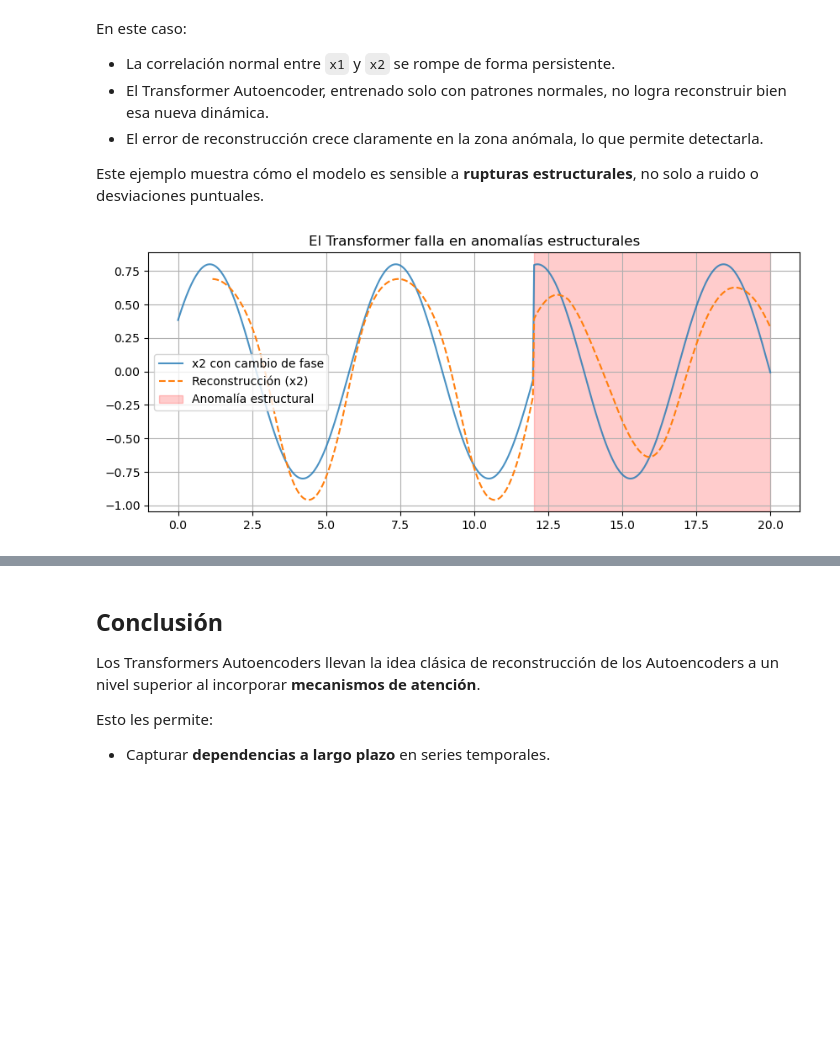
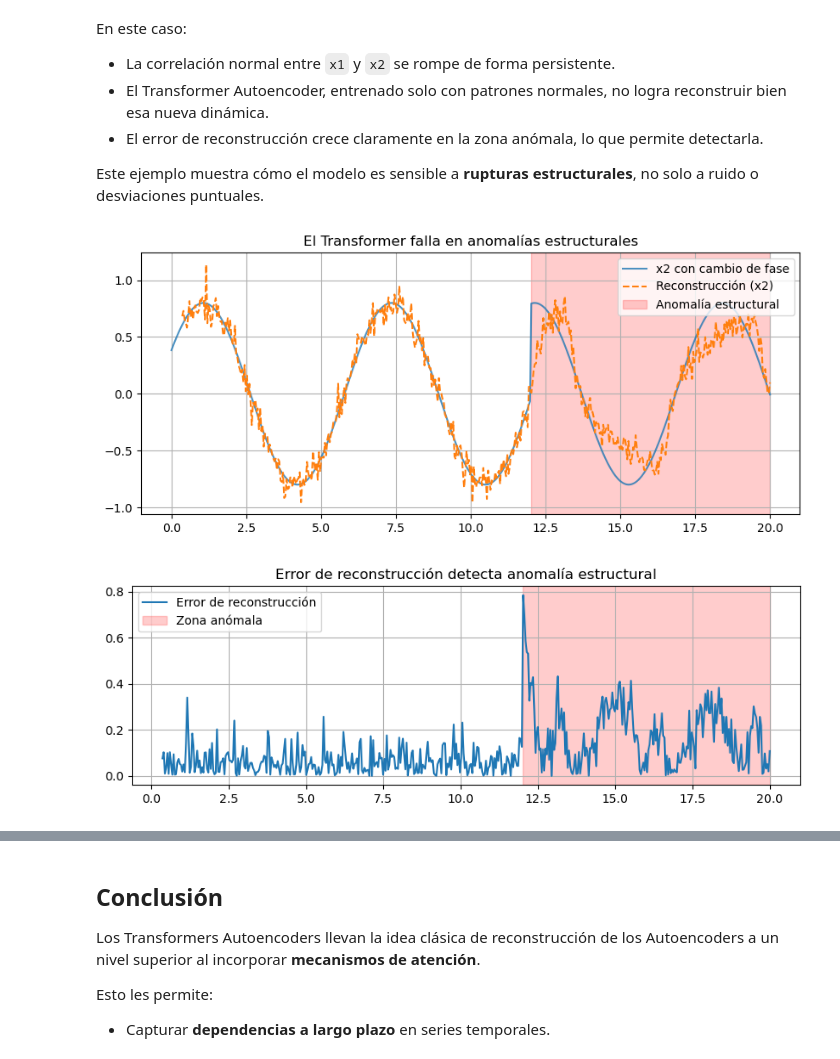
Before and after one commit to PabloAC04/MDF-ANOMALY-DETECTION, a Jupyter notebook: 09_transformer_autoencoders.ipynb, the cells around one changed output, grey strips where cells are left out. Saved outputs shown, nothing was run; the diff lists cells and outputs as text; code cells hidden in the pictures; blank space fills up the shorter version.

```diff
--- a/09_transformer_autoencoders.ipynb
+++ b/09_transformer_autoencoders.ipynb
@@ -80,6 +80,7 @@ Este modelo reconstruirá el **último paso de la secuencia** a partir de las ve
 Así podremos ver de forma clara cómo funciona la idea central.
 # %%
 import torch.nn as nn
+import torch
 
 class SimpleTransformerAE(nn.Module):
     def __init__(self, input_dim, seq_len, d_model=32, nhead=2, dropout=0.1):
@@ -87,13 +88,11 @@ class SimpleTransformerAE(nn.Module):
         self.seq_len = seq_len
         self.input_proj = nn.Linear(input_dim, d_model)
 
-        # Encoder: una sola capa
         encoder_layer = nn.TransformerEncoderLayer(
             d_model=d_model, nhead=nhead, batch_first=True, dropout=dropout
         )
         self.encoder = nn.TransformerEncoder(encoder_layer, num_layers=1)
 
-        # Decoder: una sola capa
         decoder_layer = nn.TransformerDecoderLayer(
             d_model=d_model, nhead=nhead, batch_first=True, dropout=dropout
         )
@@ -102,11 +101,15 @@ class SimpleTransformerAE(nn.Module):
         self.output_layer = nn.Linear(d_model, input_dim)
 
     def forward(self, x):
-        # x: [batch, seq_len, input_dim]
-        z = self.input_proj(x)
-        memory = self.encoder(z)
-        out = self.decoder(z, memory)
-        x_hat = self.output_layer(out[:, -1, :])  # último paso
+        # Encoder
+        z = self.input_proj(x)              # [B, seq_len, d_model]
+        memory = self.encoder(z)            # [B, seq_len, d_model]
+
+        # Decoder: query = vector nulo para "pedir" reconstrucción
+        query = torch.zeros(x.size(0), 1, z.size(-1), device=x.device)
+        out = self.decoder(query, memory)   # [B, 1, d_model]
+
+        x_hat = self.output_layer(out.squeeze(1))  # [B, input_dim]
         return x_hat
 # %% [markdown]
 ## Ejemplo ilustrativo con Transformer Autoencoder
@@ -162,21 +165,23 @@ def create_windows(X, seq_len):
     windows = np.array([X[i:i+seq_len] for i in range(n_samples)])
     return windows
 
+seq_len = 10
+
 # Preparamos datos (solo normales)
 scaler = MinMaxScaler()
 X_train = scaler.fit_transform(X_norm)
-X_train_win = create_windows(X_train, seq_len=30)
+X_train_win = create_windows(X_train, seq_len=seq_len)
 
 # Tensor
 X_tensor = torch.tensor(X_train_win, dtype=torch.float32).to(device)
 
 # Modelo simplificado
-model_simple = SimpleTransformerAE(input_dim=2, seq_len=30).to(device)
+model_simple = SimpleTransformerAE(input_dim=2, seq_len=seq_len).to(device)
 optimizer = optim.Adam(model_simple.parameters(), lr=1e-3)
 criterion = nn.MSELoss()
 
 # Entrenamiento
-for epoch in range(30):
+for epoch in range(150):
     model_simple.train()
     optimizer.zero_grad()
     x_hat = model_simple(X_tensor)
@@ -351,27 +478,36 @@ no solo a ruido o desviaciones puntuales.
 # %%
 # Señal normal correlacionada
 t = np.linspace(0, 20, 500)
 x1 = np.sin(t)
 x2 = np.sin(t + 0.5) * 0.8
 
 # Anomalía estructural: x2 cambia de fase drásticamente
 x2_phase = x2.copy()
 x2_phase[300:] = np.sin(t[300:] + 2.0) * 0.8
 
 X_phase = np.vstack([x1, x2_phase]).T
-X_scaled = scaler.fit_transform(X_phase)
-X_win = create_windows(X_scaled, seq_len=30)
+X_scaled = scaler.transform(X_phase)
+X_win = create_windows(X_scaled, seq_len=seq_len)
 X_tensor = torch.tensor(X_win, dtype=torch.float32).to(device)
 
 with torch.no_grad():
     recon = model_simple(X_tensor).cpu().numpy()
 recon_inv = scaler.inverse_transform(recon)
 
-plt.figure(figsize=(10,4))
+plt.figure(figsize=(seq_len,4))
 plt.plot(t, x2_phase, label="x2 con cambio de fase", alpha=0.8)
-plt.plot(t[30-1:], recon_inv[:,1], linestyle="--", label="Reconstrucción (x2)")
+plt.plot(t[seq_len-1:], recon_inv[:,1], linestyle="--", label="Reconstrucción (x2)")
 plt.axvspan(t[300], t[-1], color="red", alpha=0.2, label="Anomalía estructural")
 plt.legend(); plt.title("El Transformer falla en anomalías estructurales")
 plt.grid(True); plt.show()
+
+error = np.abs(x2_phase[seq_len-1:] - recon_inv[:,1])
+
+plt.figure(figsize=(seq_len,3))
+plt.plot(t[seq_len-1:], error, label="Error de reconstrucción")
+plt.axvspan(t[300], t[-1], color="red", alpha=0.2, label="Zona anómala")
+plt.legend(); plt.title("Error de reconstrucción detecta anomalía estructural")
+plt.grid(True); plt.show()
 # %% [output]
-[figure, old version]
+[figure, new version]
+[figure, added]
```
Also changed, not shown: parts of 10 cells of this notebook.
